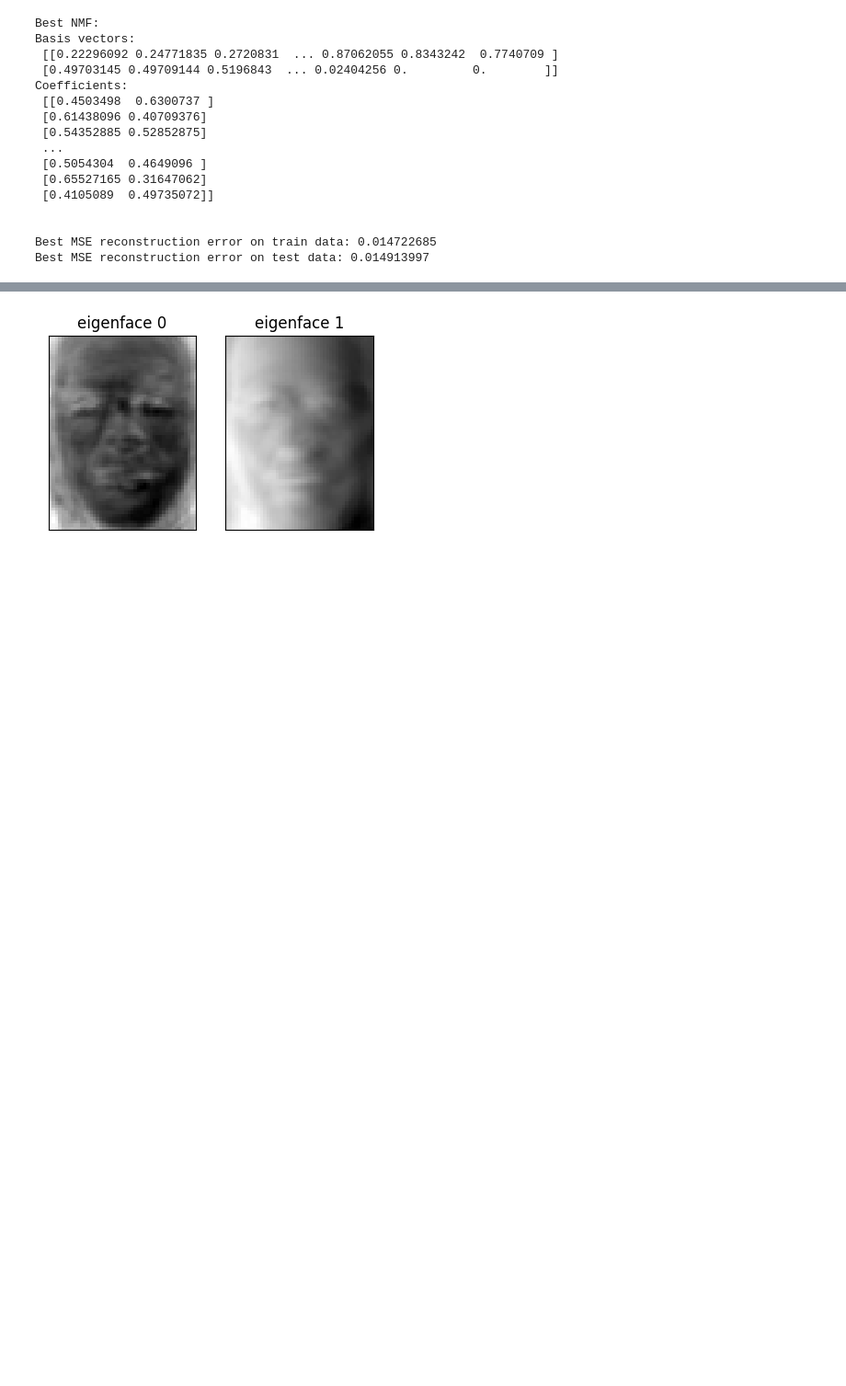
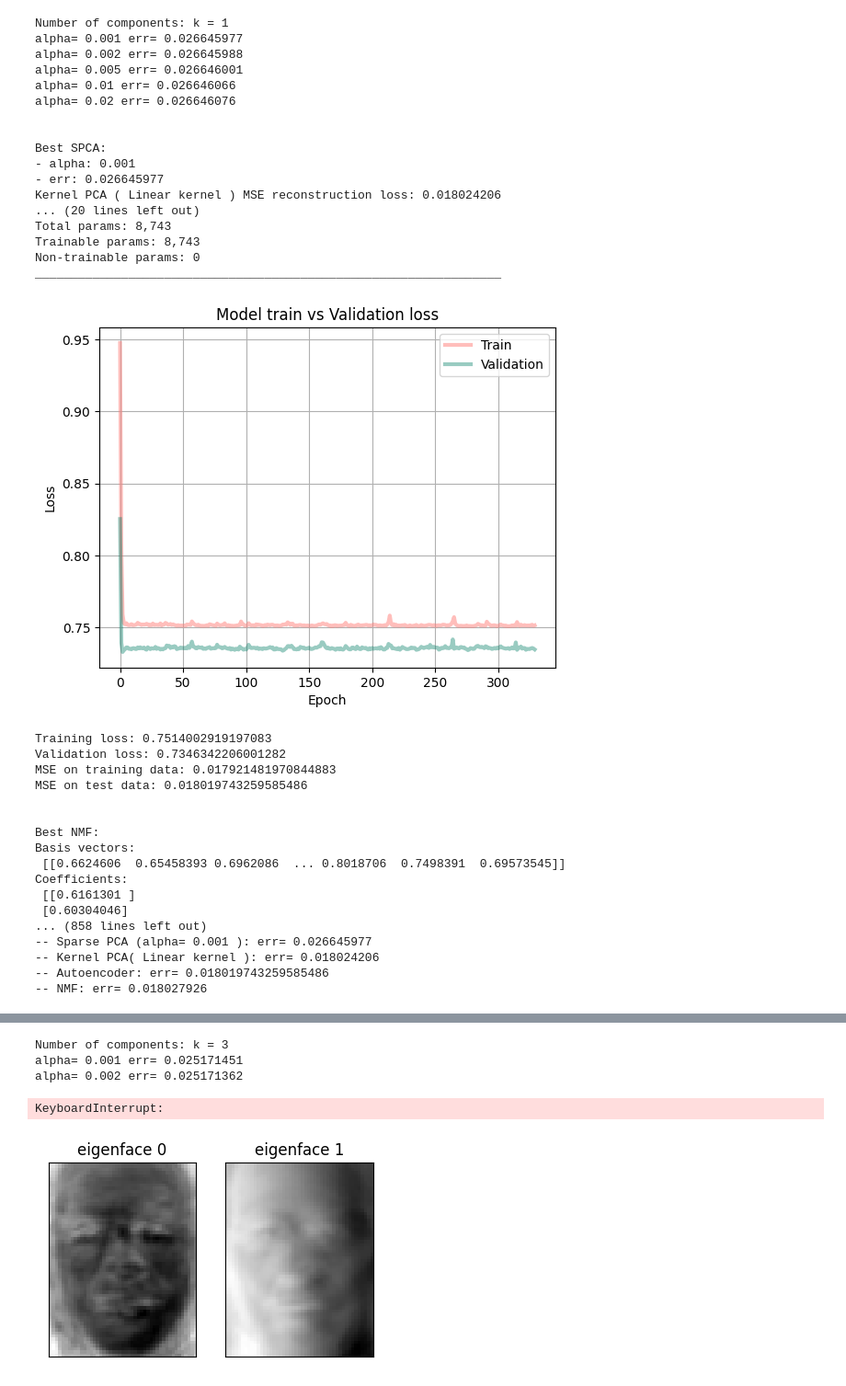
Before and after one commit to abf149/180651final, a Jupyter notebook: faces_comparison.ipynb, the cells around one changed output, grey strips where cells are left out. Shown at 92% size. Saved outputs shown, nothing was run; the diff lists cells and outputs as text; code cells hidden in the pictures; blank space fills up the shorter version.

Commit message:
k sweep

```diff
--- a/faces_comparison.ipynb
+++ b/faces_comparison.ipynb
@@ -18,4 +18,4 @@ y = lfw_people.target
 target_names = lfw_people.target_names
 n_classes = target_names.shape[0]
 X_train, X_test, y_train, y_test = train_test_split(X, y, stratify=y, random_state=0)
-k=2 # no. of components
+print(f'No. of features in face dataset: {n_features}')
@@ -77,25 +24,11 @@ MSE on test data: 0.015066456861450568
-# %%
-nmf_err_train, nmf_err_test, eigenfaces_nmf = nmf_exp_faces(X_train, X_test, k, h, w)
-# %% [output]
-Best NMF:
-Basis vectors:
- [[0.22296092 0.24771835 0.2720831  ... 0.87062055 0.8343242  0.7740709 ]
- [0.49703145 0.49709144 0.5196843  ... 0.02404256 0.         0.        ]]
-Coefficients:
- [[0.4503498  0.6300737 ]
- [0.61438096 0.40709376]
- [0.54352885 0.52852875]
- ...
- [0.5054304  0.4649096 ]
- [0.65527165 0.31647062]
- [0.4105089  0.49735072]]
-
-
-Best MSE reconstruction error on train data: 0.014722685
-Best MSE reconstruction error on test data: 0.014913997
 # %%
-def plot_gallery(images, titles, h, w, n_row=1, n_col=k):
+def plot_gallery(images, titles, k, h, w):
     """Helper function to plot a gallery of portraits"""
+    n_col = 5
+    if k <= n_col:
+        n_row = 1
+    else:
+        n_row = k // 5 + 1
     plt.figure(figsize=(1.8 * n_col, 2.4 * n_row))
     plt.subplots_adjust(bottom=0, left=.01, right=.99, top=.90, hspace=.35)
     for i in range(k):
@@ -106,0 +100,38 @@ def plot_gallery(images, titles, h, w, n_row=1, n_col=k):
+# %%
+run_test_sweep(X_train, X_test, is_faces=True, dataset_name='faces')
+# %% [output]
+Number of components: k = 1
+alpha= 0.001 err= 0.026645977
+alpha= 0.002 err= 0.026645988
+alpha= 0.005 err= 0.026646001
+alpha= 0.01 err= 0.026646066
+alpha= 0.02 err= 0.026646076
+
+
+Best SPCA:
+- alpha: 0.001
+- err: 0.026645977
+Kernel PCA ( Linear kernel ) MSE reconstruction loss: 0.018024206
+... (20 lines left out)
+Total params: 8,743
+Trainable params: 8,743
+Non-trainable params: 0
+_________________________________________________________________
+[figure, added]
+Training loss: 0.7514002919197083
+Validation loss: 0.7346342206001282
+MSE on training data: 0.017921481970844883
+MSE on test data: 0.018019743259585486
+
+
+Best NMF:
+Basis vectors:
+ [[0.6624606  0.65458393 0.6962086  ... 0.8018706  0.7498391  0.69573545]]
+Coefficients:
+ [[0.6161301 ]
+ [0.60304046]
+... (858 lines left out)
+-- Sparse PCA (alpha= 0.001 ): err= 0.026645977
+-- Kernel PCA( Linear kernel ): err= 0.018024206
+-- Autoencoder: err= 0.018019743259585486
+-- NMF: err= 0.018027926
@@ -107 +177,5 @@ def plot_gallery(images, titles, h, w, n_row=1, n_col=k):
+Number of components: k = 3
+alpha= 0.001 err= 0.025171451
+alpha= 0.002 err= 0.025171362
+KeyboardInterrupt:
 # %%
```
Also changed, not shown: parts of 9 cells of this notebook.
